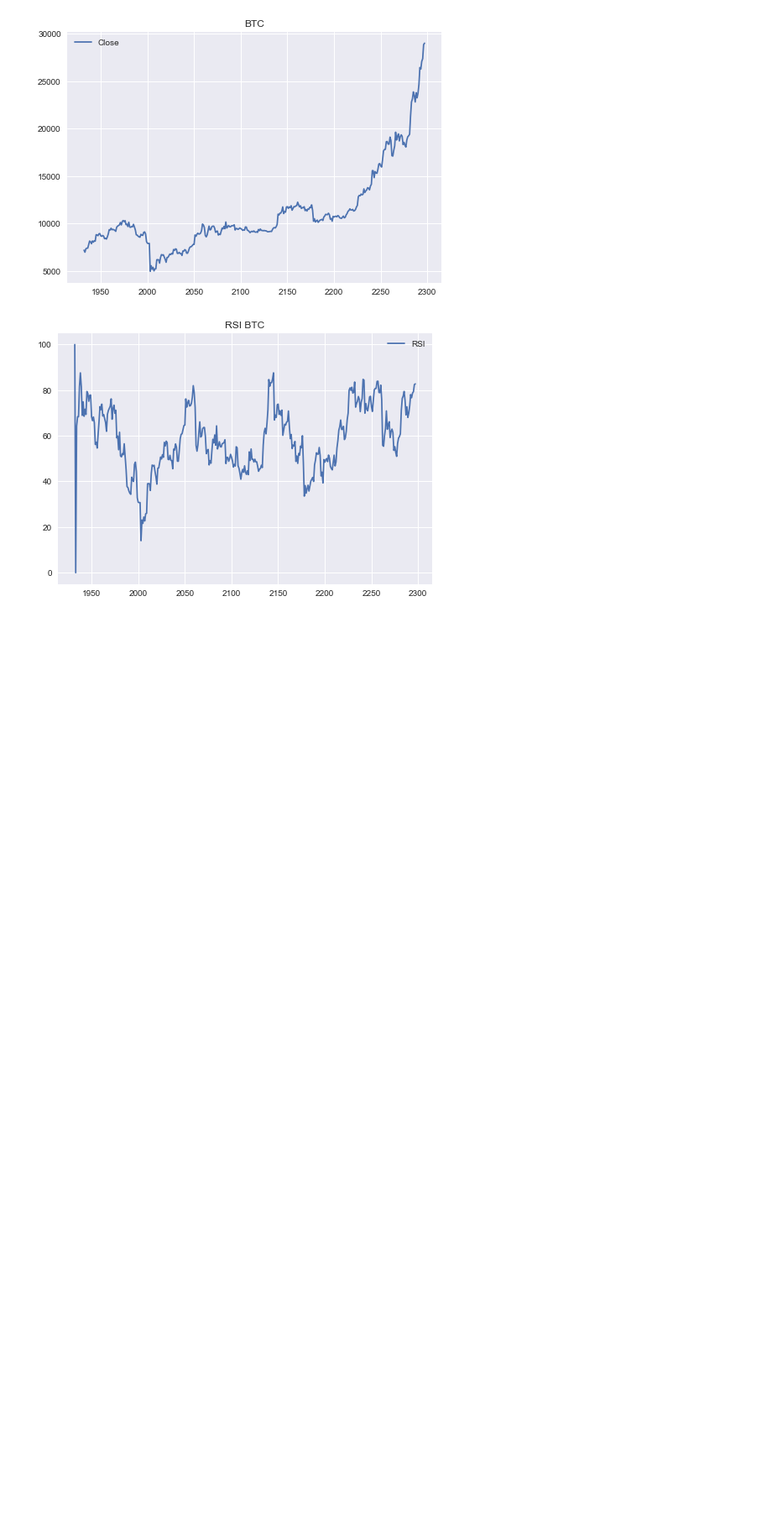
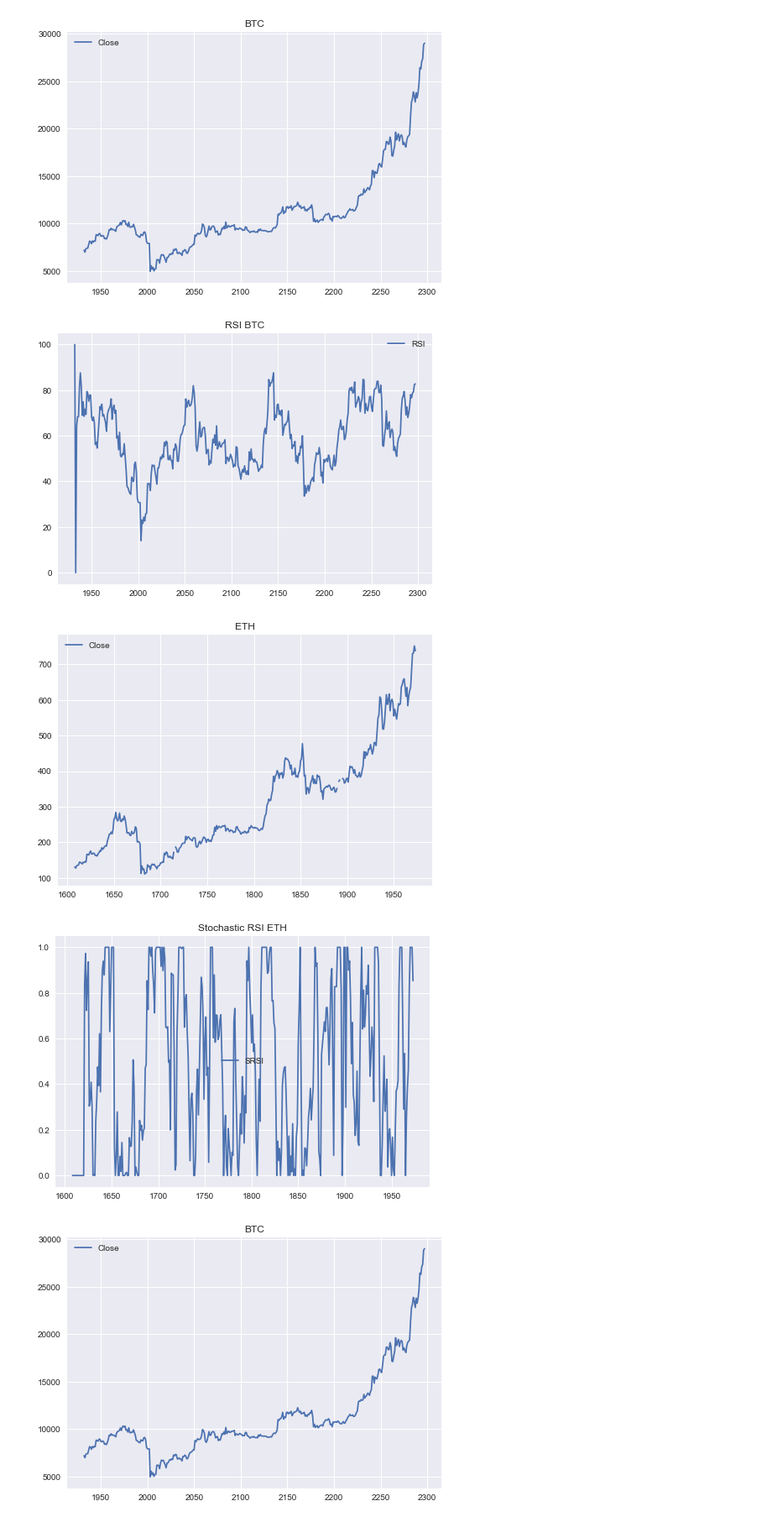
Before and after one commit to malqudah/Technical-Analysis-of-Cryptocurrencies, a Jupyter notebook: project.ipynb, the cells around one changed output. Shown at 84% size. Cells and saved outputs as stored; diff of their text form; code cells hidden in the pictures; blank space fills up the shorter version.

Commit message:
added momentum

```diff
--- a/project.ipynb
+++ b/project.ipynb
@@ -419,3 +417,26 @@ rsi(featuresBTC)
 [figure]
 [figure]
 [figure]
+# %%
+# stochastic RSI - momentum
+def stochastic_rsi(df):
+    # A StochRSI reading above 0.8 is considered overbought, while a reading below 0.2 is considered oversold. On the zero to 100 scale,
+    # above 80 is overbought, and below 20 is oversold.
+    # A reading of zero means the RSI is at its lowest level in 14 periods (or whatever lookback period is chosen). A reading of 1 (or 100)
+    # means the RSI is at the highest level in the last 14 periods.
+    # When the StochRSI is above 0.50, the security may be seen as trending higher and vice versa when it's below 0.50.
+    plt.plot(df.Close, label='Close')
+    plt.title(df.name)
+    plt.legend()
+    plt.show()
+    plt.plot(df.momentum_stoch_rsi, label='SRSI')
+    plt.title('Stochastic RSI ' + df.name)
+    plt.legend()
+    plt.show()
+# %%
+stochastic_rsi(featuresETH)
+stochastic_rsi(featuresBTC)
+# %% [output]
+[figure, added]
+[figure, added]
+[figure, added]
```
Also changed, not shown: parts of 10 cells of this notebook.
